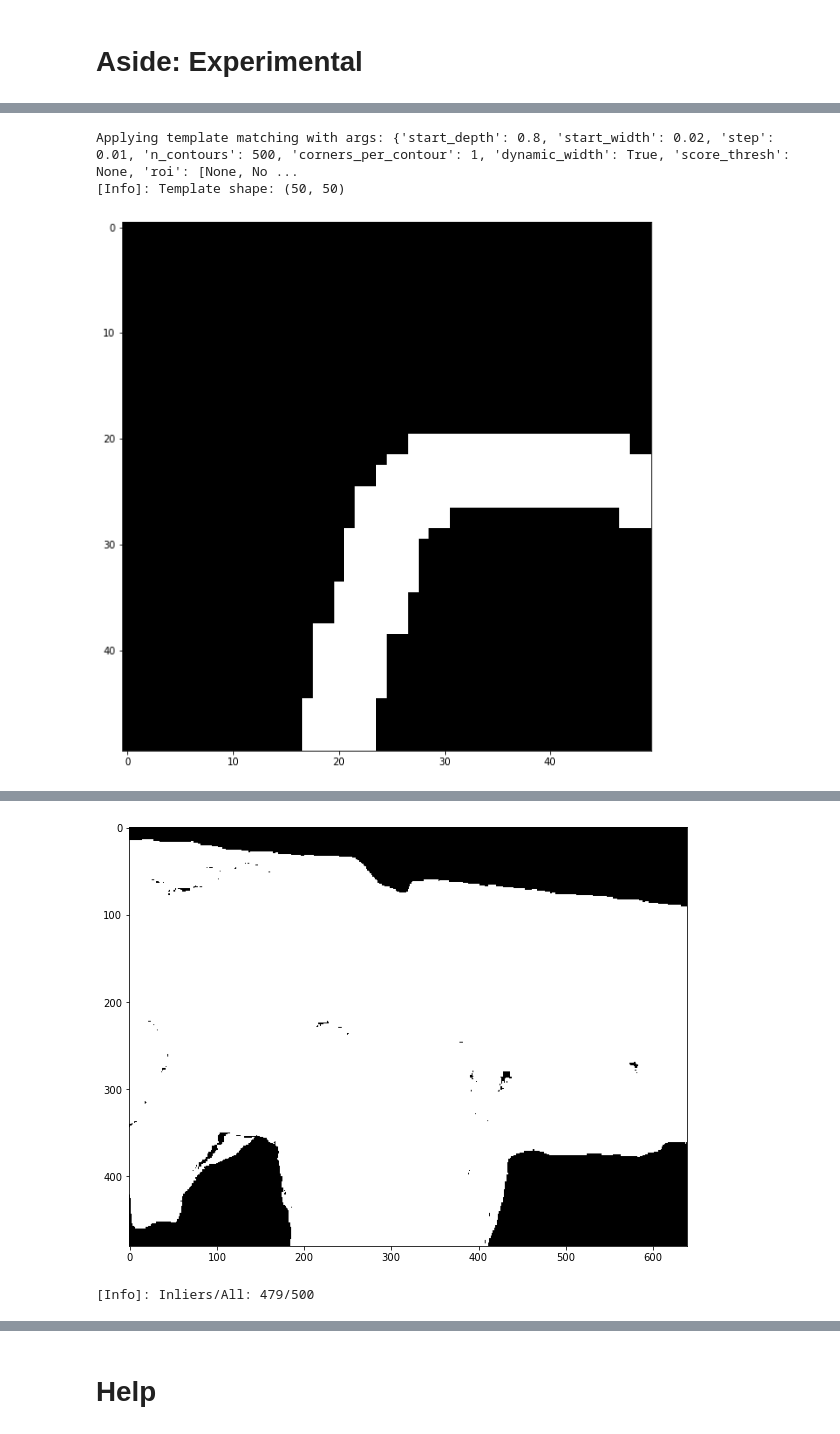
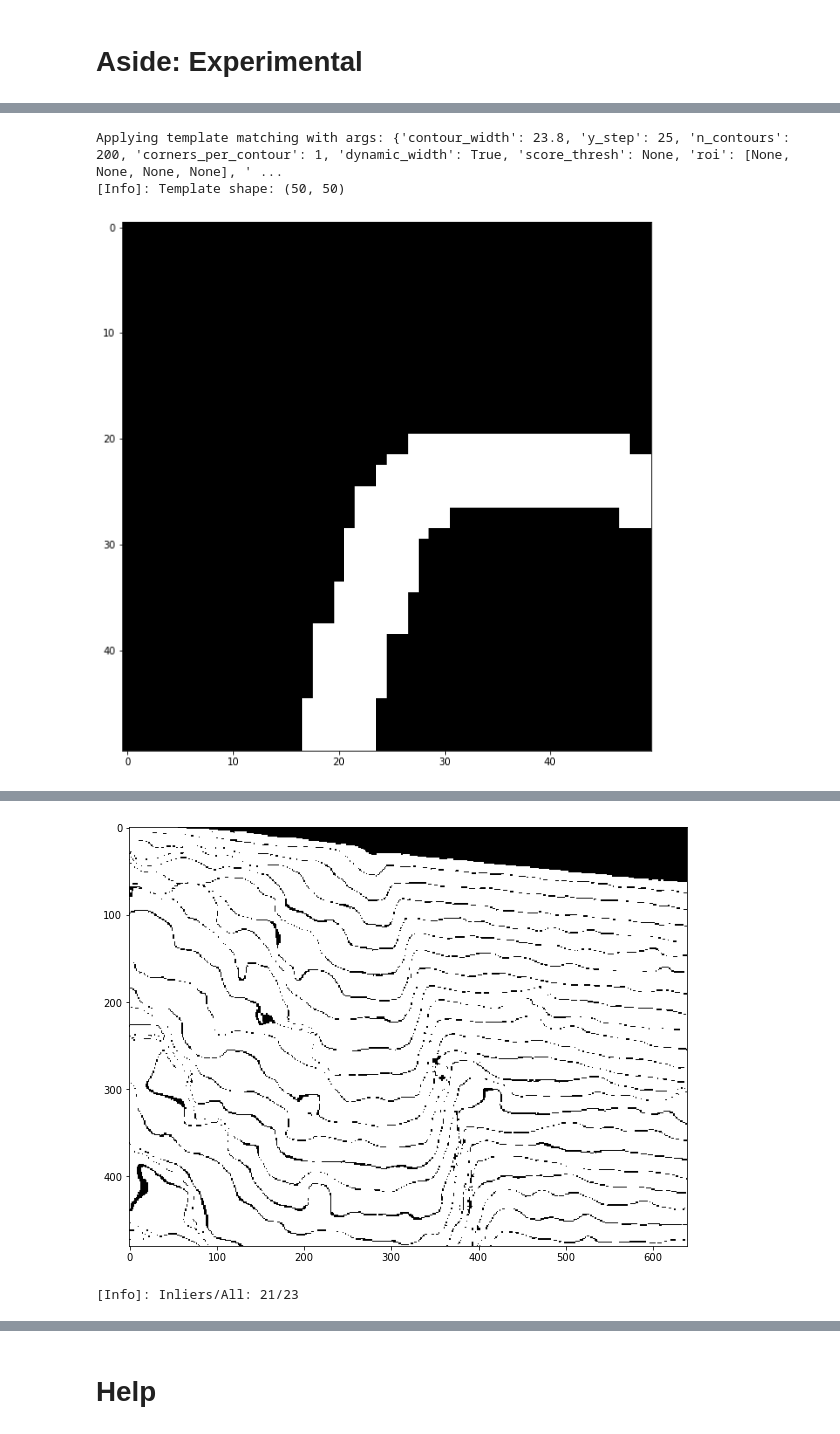
Before and after one commit to free-bit/furrow-edge-detector, a Jupyter notebook: Image Processing & Feature Detection.ipynb, the cells around one changed output, grey strips where cells are left out. Saved outputs shown, nothing was run; the diff lists cells and outputs as text; code cells hidden in the pictures.

```diff
--- a/Image Processing & Feature Detection.ipynb
+++ b/Image Processing & Feature Detection.ipynb
@@ -453,13 +453,14 @@ show_image(merged, cmap="gray")
 template = np.load("template.npy")
 line_pixels, corners = apply_template_matching(depth_arr.astype(np.float32),
                                                template,
-                                               n_contours=500,
+                                               y_step=25,
+                                               n_contours=200,
                                                score_thresh=None,
                                                filter_outliers=False,
                                                verbose=1)
 line_mask = convert_coord2mask(depth_arr.shape, line_pixels)
 show_overlay(rgb_img, line_mask)
-show_overlay(depth_img, line_mask)
+show_overlay(depth_img, line_mask);
 
 plt.figure(figsize=(10,10))
 plt.imshow(depth_img)
@@ -479,7 +481,8 @@ Applying template matching with args: {'start_depth': 0.8, 'start_width': 0.02,
 # template = np.load("template.npy")
 line_pixels, corners = apply_template_matching(depth_arr.astype(np.float32),
                                                template,
-                                               n_contours=500,
+                                               y_step=25,
+                                               n_contours=200,
                                                score_thresh=None,
                                                filter_outliers=True,
                                                verbose=1)
@@ -493,6 +496,6 @@ for corner in corners:
     plt.scatter(corner[1], corner[0], color="red", marker="x")
 plt.show()
 # %% [output]
-Applying template matching with args: {'start_depth': 0.8, 'start_width': 0.02, 'step': 0.01, 'n_contours': 500, 'corners_per_contour': 1, 'dynamic_width': True, 'score_thresh': None, 'roi': [None, No ...
+Applying template matching with args: {'contour_width': 23.8, 'y_step': 25, 'n_contours': 200, 'corners_per_contour': 1, 'dynamic_width': True, 'score_thresh': None, 'roi': [None, None, None, None], ' ...
 [Info]: Template shape: (50, 50)
 [figure]
@@ -499,3 +503,3 @@ Applying template matching with args: {'start_depth': 0.8, 'start_width': 0.02,
 [Info]: ROI with shape (480, 640) defined by y: (0, None), x: (0, None)
-[figure, old version]
+[figure, new version]
-[Info]: Inliers/All: 479/500
+[Info]: Inliers/All: 21/23
```
Also changed, not shown: parts of 6 cells of this notebook, 2 other files.
